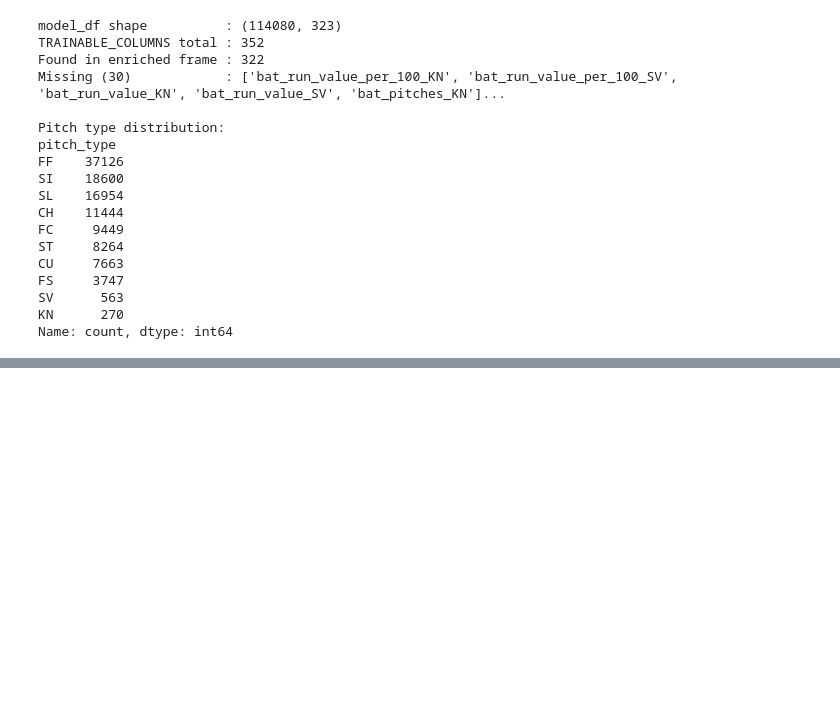
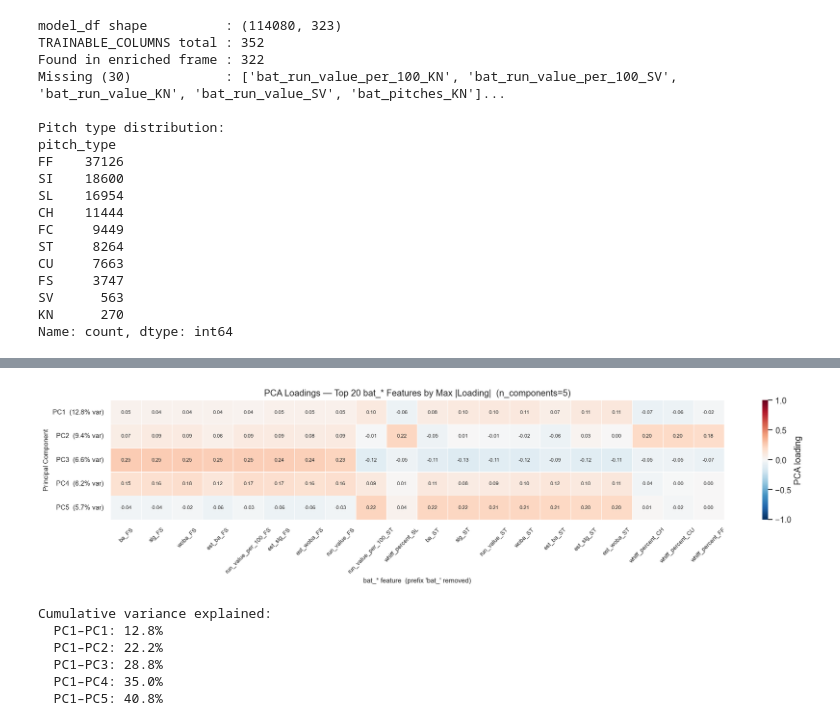
Before and after one commit to yihoolan/MLB-Pitch-Predictor, a Jupyter notebook: exploration/04_feature_importance_ml.ipynb, the cells around one changed output, grey strips where cells are left out. Saved outputs shown, nothing was run; the diff lists cells and outputs as text; code cells hidden in the pictures; blank space fills up the shorter version.

```diff
--- a/exploration/04_feature_importance_ml.ipynb
+++ b/exploration/04_feature_importance_ml.ipynb
@@ -155,0 +233,67 @@ Name: count, dtype: int64
+# %%
+### Visual 2 — PCA(5) loadings heatmap
+
+from sklearn.decomposition import PCA
+from sklearn.impute import SimpleImputer
+from sklearn.preprocessing import StandardScaler
+
+imputer = SimpleImputer(strategy="median")
+scaler  = StandardScaler()
+
+X_bat        = imputer.fit_transform(model_df[bat_cols_avail])
+X_bat_scaled = scaler.fit_transform(X_bat)
+
+pca   = PCA(n_components=5, random_state=42)
+X_pcs = pca.fit_transform(X_bat_scaled)   # shape (n_pitches, 5) — reused in cell 25
+
+### PC row labels: include % variance explained
+pc_labels = [
+    f"PC{i+1}  ({var:.1%} var)"
+    for i, var in enumerate(pca.explained_variance_ratio_)
+]
+
+loadings = pd.DataFrame(pca.components_, index=pc_labels, columns=bat_cols_avail)
+
+### Select the top 20 features by maximum absolute loading across any PC
+top20_feats = loadings.abs().max(axis=0).nlargest(20).index
+loadings_top = loadings[top20_feats]
+
+### Shorten column labels: drop "bat_" prefix for readability
+short_labels = [c.replace("bat_", "") for c in top20_feats]
+
+fig, ax = plt.subplots(figsize=(16, 4))
+sns.heatmap(
+    loadings_top,
+    ax=ax,
+    cmap="RdBu_r",
+    center=0,
+    vmin=-1, vmax=1,
+    annot=True, fmt=".2f",
+    annot_kws={"size": 7},
+    linewidths=0.3, linecolor="white",
+    cbar_kws={"label": "PCA loading"},
+    xticklabels=short_labels,
+)
+ax.set_title(
+    "PCA Loadings — Top 20 bat_* Features by Max |Loading|  (n_components=5)",
+    fontsize=12,
+)
+ax.set_xlabel("bat_* feature  (prefix 'bat_' removed)", fontsize=9)
+ax.set_ylabel("Principal Component", fontsize=9)
+ax.tick_params(axis="x", rotation=45, labelsize=8)
+ax.tick_params(axis="y", rotation=0,  labelsize=9)
+plt.tight_layout()
+plt.show()
+
+cum_var = pca.explained_variance_ratio_.cumsum()
+print("Cumulative variance explained:")
+for i, v in enumerate(cum_var):
+    print(f"  PC1–PC{i+1}: {v:.1%}")
+# %% [output]
+[figure, added]
+Cumulative variance explained:
+  PC1–PC1: 12.8%
+  PC1–PC2: 22.2%
+  PC1–PC3: 28.8%
+  PC1–PC4: 35.0%
+  PC1–PC5: 40.8%
```
Also changed, not shown: parts of 3 cells of this notebook.
